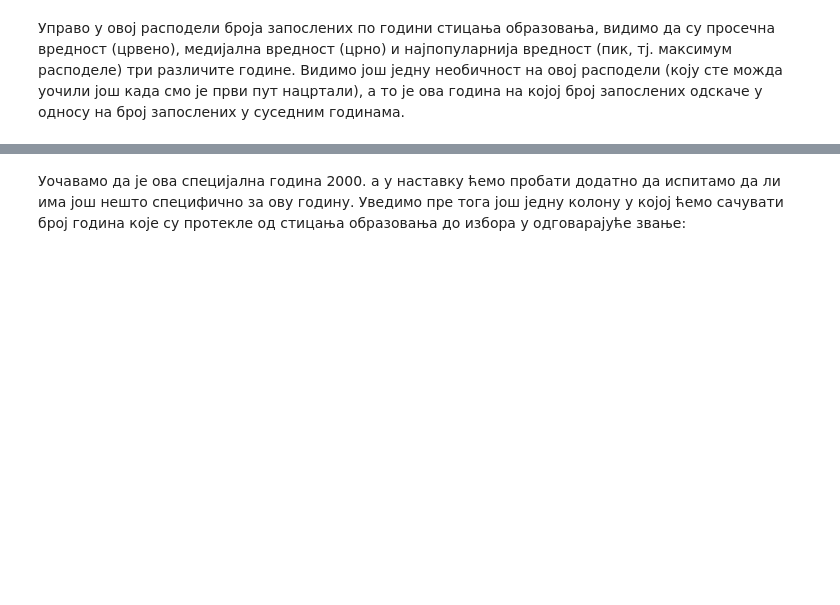
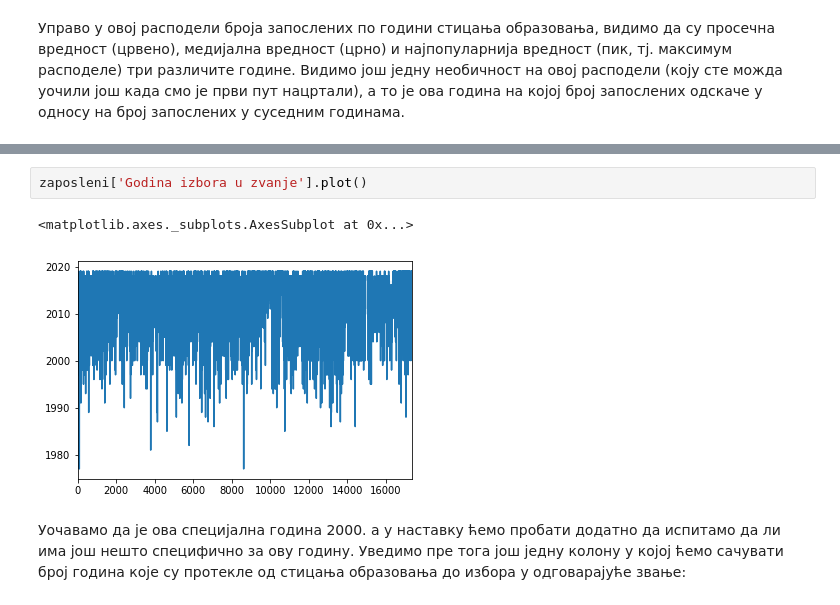
Before and after one commit to Petlja/ZSkola2020Modul4, a Jupyter notebook: sveska2_visoko_obrazovanje_zaposleni.ipynb, the cells around one changed output, grey strips where cells are left out. Drawn from its saved outputs; the diff is of its cells as text; blank space fills up the shorter version.

```diff
--- a/sveska2_visoko_obrazovanje_zaposleni.ipynb
+++ b/sveska2_visoko_obrazovanje_zaposleni.ipynb
@@ -144,3 +254,8 @@ plt.show()
+# %%
+zaposleni['Godina izbora u zvanje'].plot()
+# %% [output]
+<matplotlib.axes._subplots.AxesSubplot at 0x...>
+[figure, added]
 # %% [markdown]
 Уочавамо да је ова специјална година 2000. а у наставку ћемо пробати додатно да испитамо да ли има још нешто специфично за ову годину. Уведимо пре тога још једну колону у којој ћемо сачувати број година које су протекле од стицања образовања до избора у одговарајуће звање:
 # %%
```
Also changed, not shown: parts of 49 cells of this notebook.
